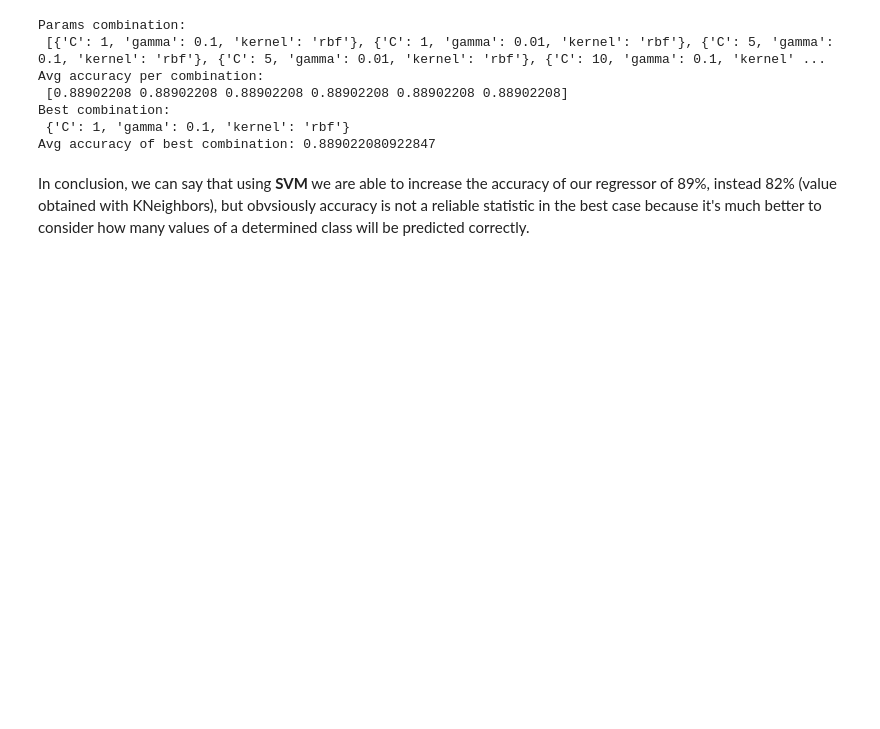
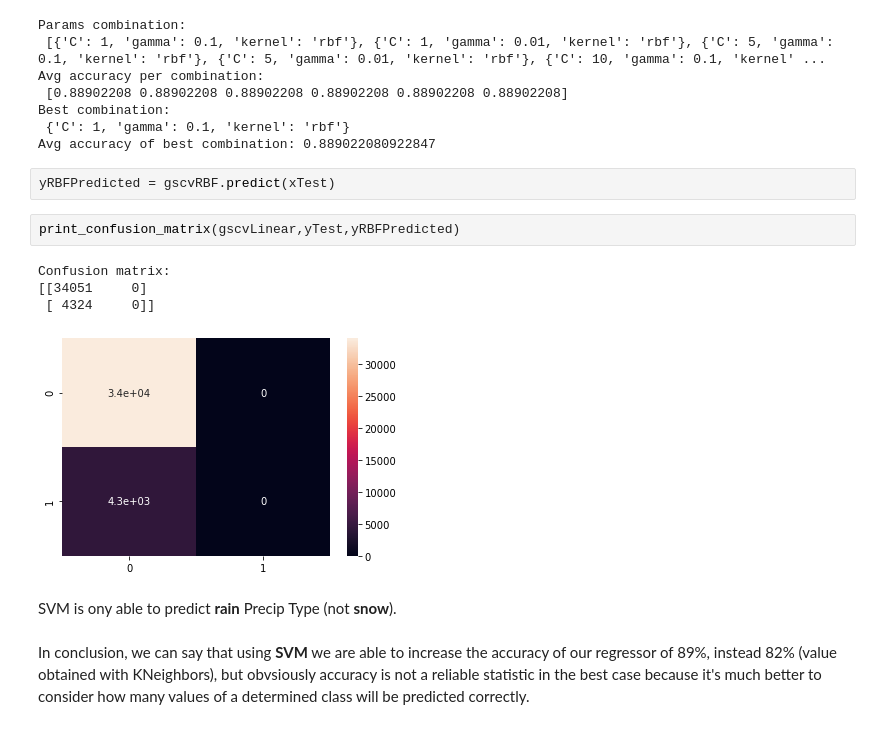
Before and after one commit to nikgreg99/weather-analysis-machine-learning, a Jupyter notebook: Machine Learning - SUPSI.ipynb, the cells around one changed output. Saved outputs shown, nothing was run; the diff lists cells and outputs as text; blank space fills up the shorter version.

```diff
--- a/Weather Forecast - en.ipynb
+++ b/Machine Learning - SUPSI.ipynb
@@ -598,5 +623,16 @@ Avg accuracy per combination:
 Best combination:
  {'C': 1, 'gamma': 0.1, 'kernel': 'rbf'}
 Avg accuracy of best combination: 0.889022080922847
+# %%
+yRBFPredicted = gscvRBF.predict(xTest)
+# %%
+print_confusion_matrix(gscvLinear,yTest,yRBFPredicted)
+# %% [output]
+Confusion matrix:
+[[34051     0]
+ [ 4324     0]]
+[figure, added]
+# %% [markdown]
+SVM is ony able to predict **rain** Precip Type (not **snow**).
 # %% [markdown]
 In conclusion, we can say that using **SVM** we are able to increase the accuracy of our regressor of 89%, instead 82% (value obtained with KNeighbors), but obvsiously accuracy is not a reliable statistic in the best case because it's much better to consider how many values of a determined class will be predicted correctly.
```
Also changed, not shown: parts of 40 cells of this notebook, 3 other files.
